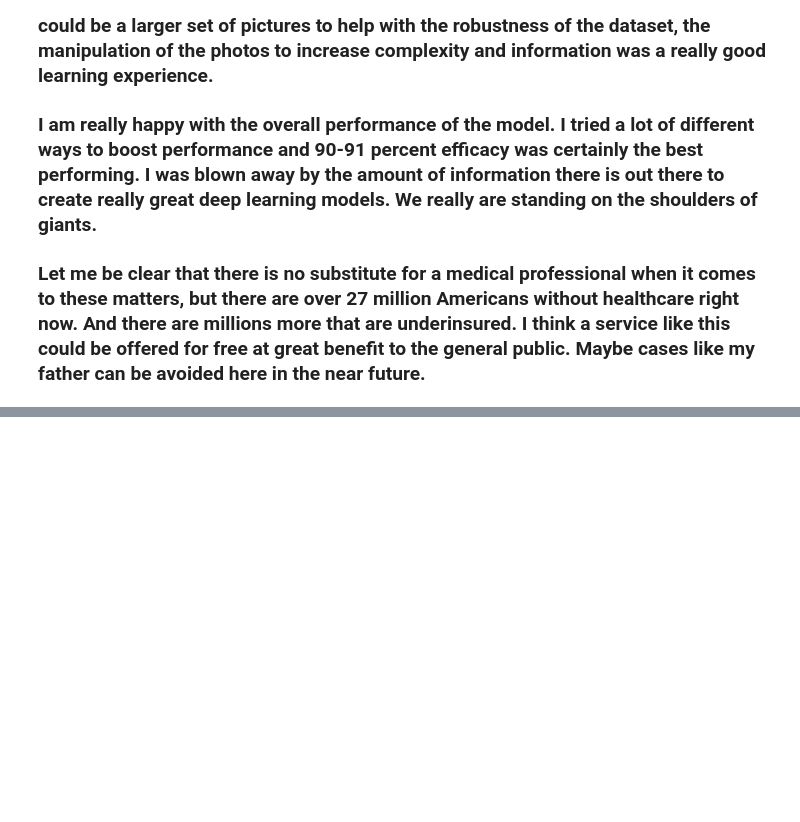
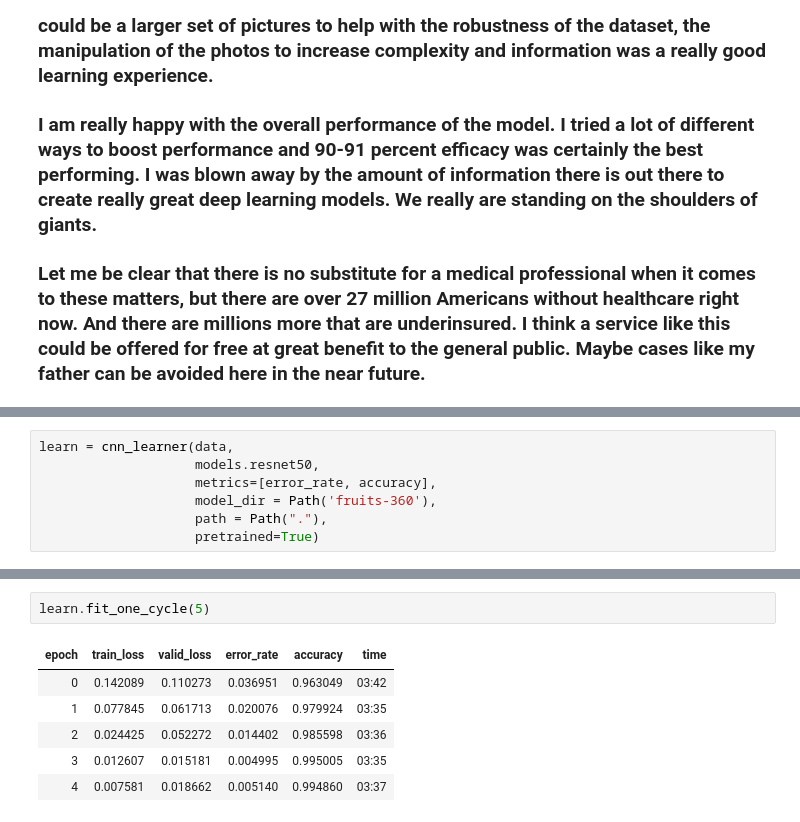
Before and after one commit to laffertyrichard/skin_cacer_final, a Jupyter notebook: skin_cancer_final (1).ipynb, the cells around one changed output, grey strips where cells are left out. Drawn from its saved outputs; the diff is of its cells as text; blank space fills up the shorter version.

```diff
--- a/skin_cancer_final (1).ipynb
+++ b/skin_cancer_final (1).ipynb
@@ -626,0 +792,7 @@ interp.plot_top_losses(9, figsize=(10,6))
+# %%
+learn = cnn_learner(data,
+                    models.resnet50,
+                    metrics=[error_rate, accuracy],
+                    model_dir = Path('fruits-360'),
+                    path = Path("."),
+                    pretrained=True)
@@ -626,0 +826,9 @@ interp.plot_top_losses(9, figsize=(10,6))
+# %%
+learn.fit_one_cycle(5)
+# %% [output]
+| epoch | train_loss | valid_loss | error_rate | accuracy | time |
+| 0 | 0.142089 | 0.110273 | 0.036951 | 0.963049 | 03:42 |
+| 1 | 0.077845 | 0.061713 | 0.020076 | 0.979924 | 03:35 |
+| 2 | 0.024425 | 0.052272 | 0.014402 | 0.985598 | 03:36 |
+| 3 | 0.012607 | 0.015181 | 0.004995 | 0.995005 | 03:35 |
+| 4 | 0.007581 | 0.018662 | 0.005140 | 0.994860 | 03:37 |
```
Also changed, not shown: parts of 13 cells of this notebook.
